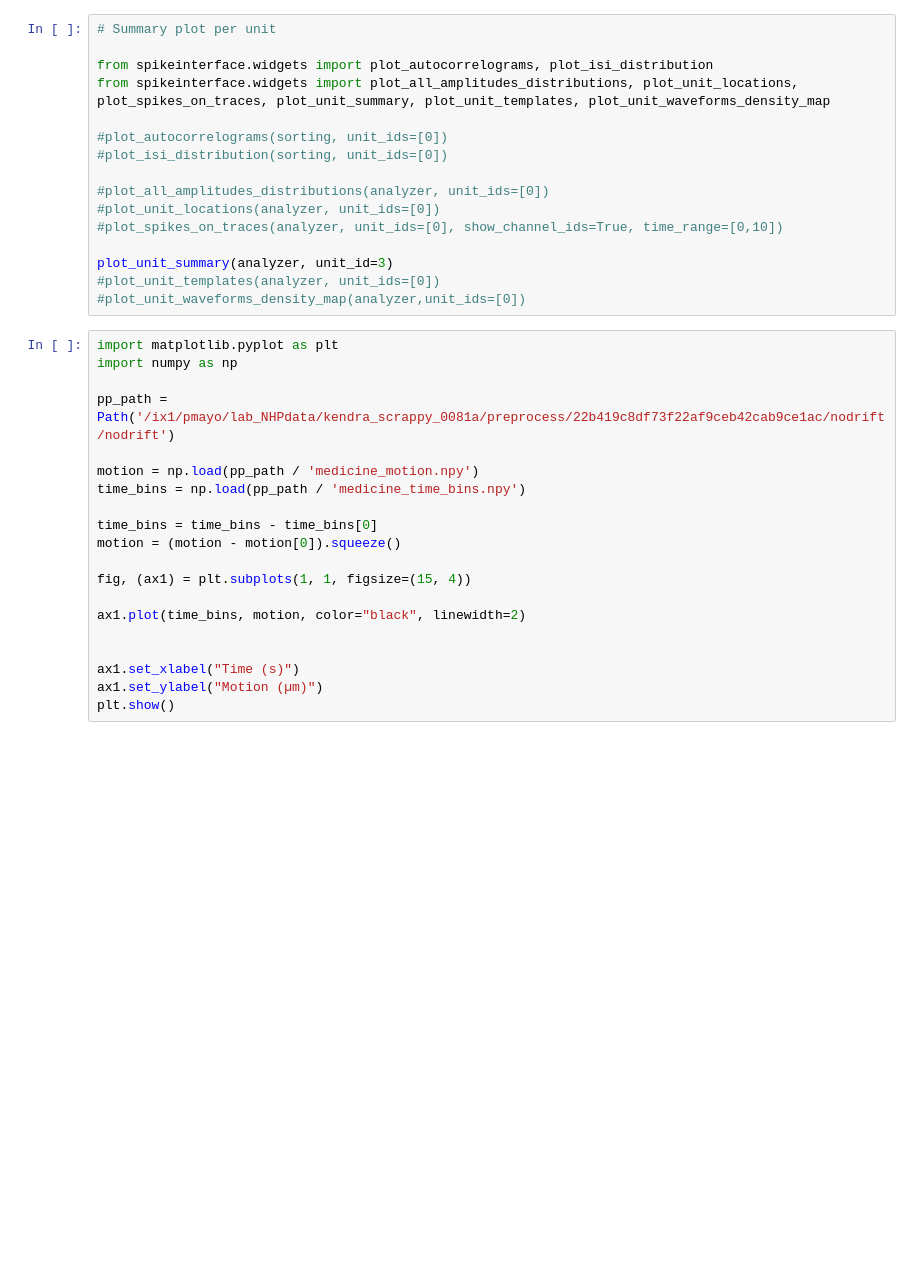
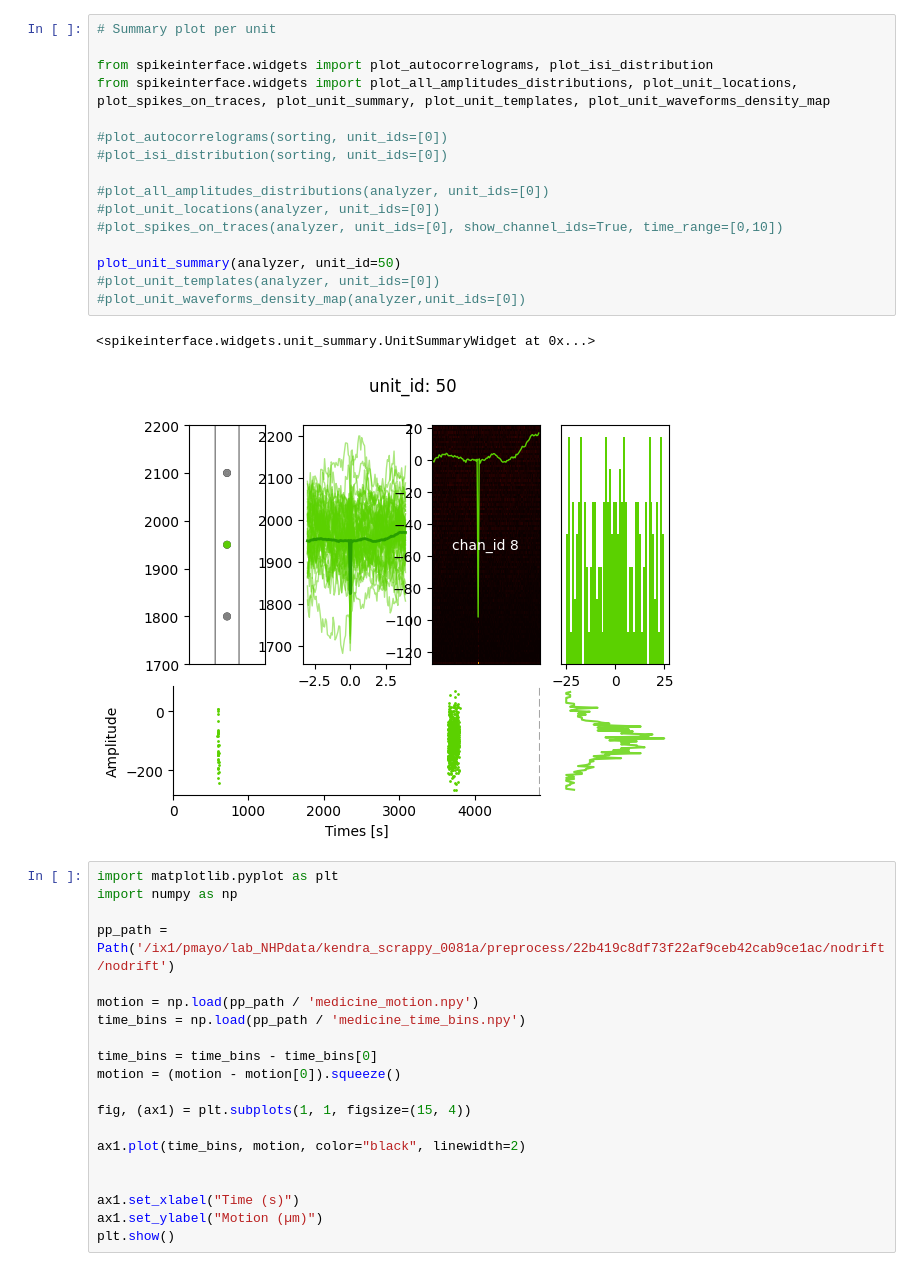
Before and after one commit to mayolabvision/nhp-data-pipeline, a Jupyter notebook: pipeline/tester.ipynb, the cells around one changed output. Saved outputs shown, nothing was run; the diff lists cells and outputs as text; blank space fills up the shorter version.

```diff
--- a/pipeline/tester.ipynb
+++ b/pipeline/tester.ipynb
@@ -89,19 +70,22 @@ plt.tight_layout()
 # %%
 # Summary plot per unit
 
 from spikeinterface.widgets import plot_autocorrelograms, plot_isi_distribution
 from spikeinterface.widgets import plot_all_amplitudes_distributions, plot_unit_locations, plot_spikes_on_traces, plot_unit_summary, plot_unit_templates, plot_unit_waveforms_density_map
 
 #plot_autocorrelograms(sorting, unit_ids=[0])
 #plot_isi_distribution(sorting, unit_ids=[0])
 
 #plot_all_amplitudes_distributions(analyzer, unit_ids=[0])
 #plot_unit_locations(analyzer, unit_ids=[0])
 #plot_spikes_on_traces(analyzer, unit_ids=[0], show_channel_ids=True, time_range=[0,10])
 
-plot_unit_summary(analyzer, unit_id=3)
+plot_unit_summary(analyzer, unit_id=50)
 #plot_unit_templates(analyzer, unit_ids=[0])
 #plot_unit_waveforms_density_map(analyzer,unit_ids=[0])
+# %% [output]
+<spikeinterface.widgets.unit_summary.UnitSummaryWidget at 0x...>
+[figure, added]
 # %%
 import matplotlib.pyplot as plt
 import numpy as np
```
Also changed, not shown: parts of 5 cells of this notebook, 2 other files.
